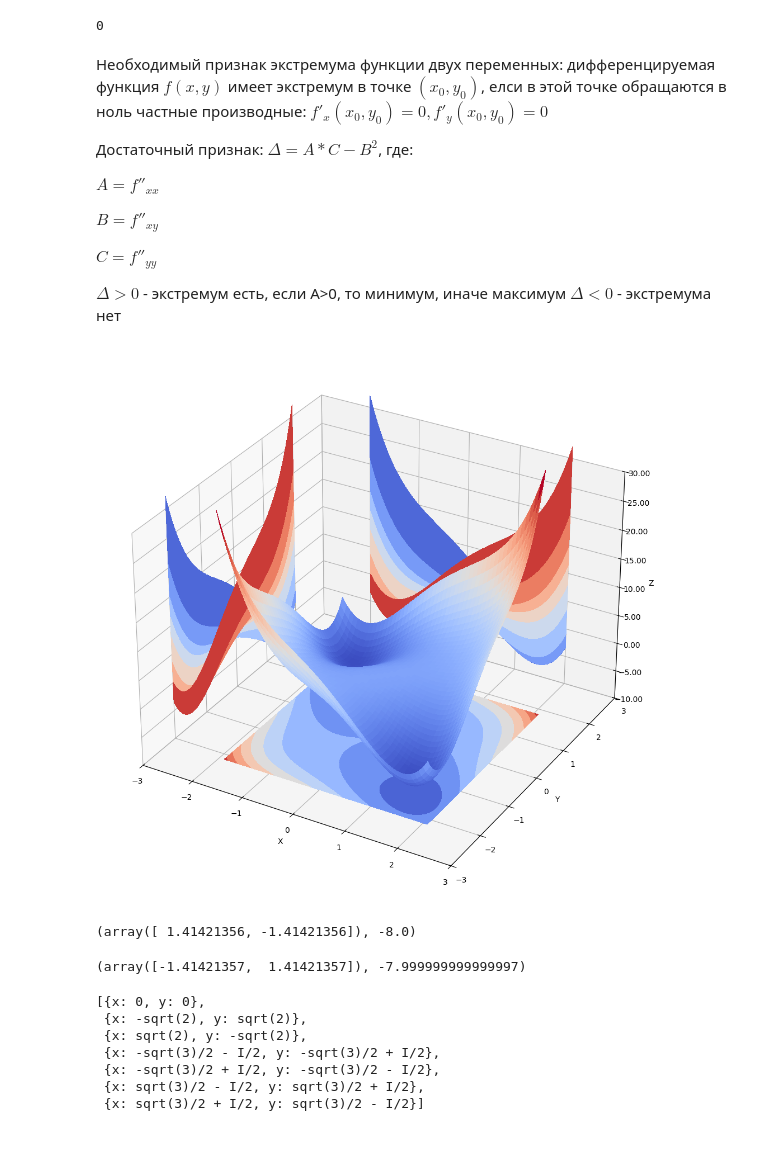
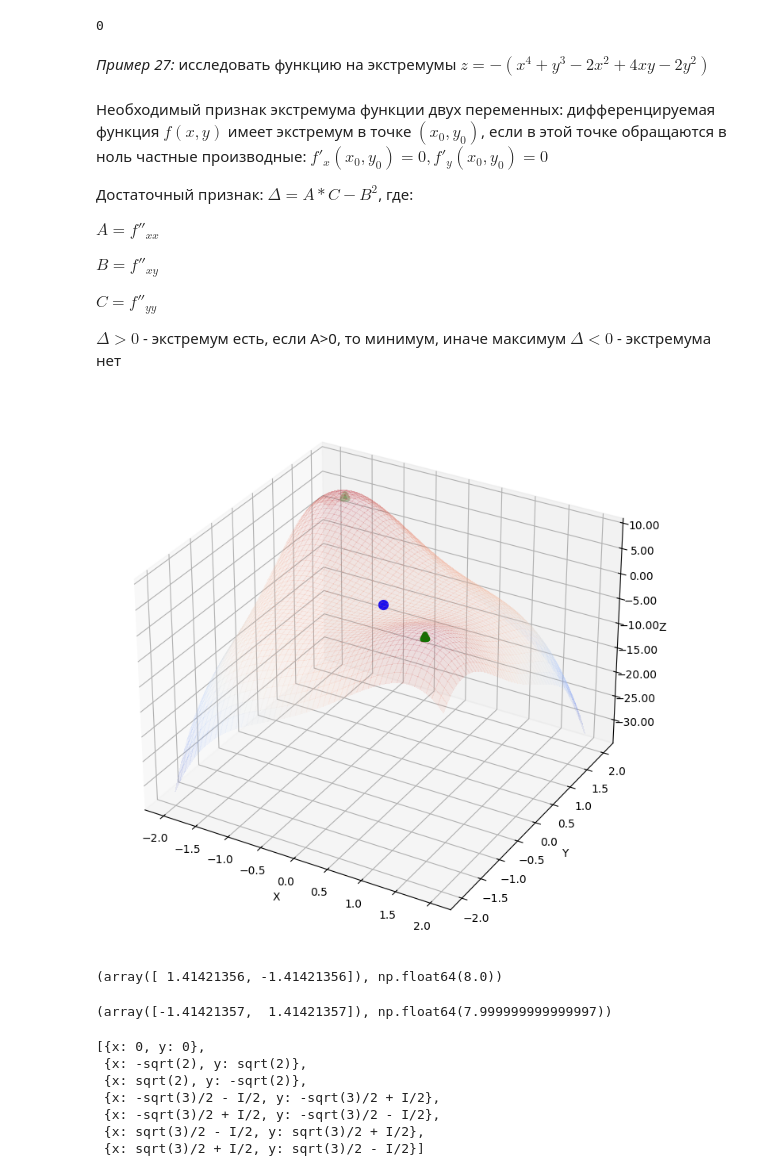
Before and after one commit to AlexeyTri/Mathematics, a Jupyter notebook: Mathematics_2.ipynb, the cells around one changed output. Drawn from its saved outputs; the diff is of its cells as text; code cells hidden in the pictures; blank space fills up the shorter version.

```diff
--- a/Mathematics_2.ipynb
+++ b/Mathematics_2.ipynb
@@ -810,11 +862,12 @@ array([0.9999999, 3.0001   ])
 z((1,3))
 # %% [output]
 0
+# %% [markdown]
+*Пример 27:* исследовать функцию на экстремумы $z = -(x^4 + y^3 - 2x^2 + 4xy - 2y^2)$
 # %%
-# Пример 27
-z = lambda w: w[0]**4 + w[1]**4 - 2*w[0]**2 + 4*w[0]*w[1] - 2*w[1]**2
+z = lambda w: -(w[0]**4 + w[1]**4 - 2*w[0]**2 + 4*w[0]*w[1] - 2*w[1]**2)
 # %% [markdown]
-Необходимый признак экстремума функции двух переменных: дифференцируемая функция $f(x, y)$ имеет экстремум в точке $(x_0, y_0)$, елси в этой точке обращаются в ноль частные производные: $f'_x(x_0, y_0)=0, f'_y(x_0, y_0)=0$
+Необходимый признак экстремума функции двух переменных: дифференцируемая функция $f(x, y)$ имеет экстремум в точке $(x_0, y_0)$, если в этой точке обращаются в ноль частные производные: $f'_x(x_0, y_0)=0, f'_y(x_0, y_0)=0$
 
 Достаточный признак: $Δ = A*C - B^2$, где:
 
@@ -829,45 +882,45 @@ $Δ < 0$ - экстремума нет
 # %%
 from mpl_toolkits.mplot3d import Axes3D
 
 from matplotlib import cm
 
 plt.style.use('_mpl-gallery')
-fig = plt.figure(figsize=(10,10))
+fig = plt.figure(figsize=(7,7))
 x = np.linspace(-2, 2, 50)
 y = np.linspace(-2, 2, 50)
 x, y = np.meshgrid(x, y)
 
 
 Z = z((x, y))
 
 ax = fig.add_subplot(projection='3d')
 
 surf = ax.plot_surface(x, y, Z, cmap='coolwarm',
-                       linewidth=0, antialiased=False)
+                       linewidth=0, antialiased=False, alpha=0.1)
 
 ax.zaxis.set_major_formatter('{x:.02f}')
 
+ax.scatter([1.4, -1.4], [-1.4, 1.4],[8, 8], color='g', marker='^',linewidths=5)
+ax.scatter([0], [0],[0], color='b', marker='o',linewidths=5)
 
-
-ax.contourf(x, y, Z, zdir='z', offset=-11, cmap='coolwarm')
-ax.contourf(x, y, Z, zdir='x', offset=-3, cmap='coolwarm')
-ax.contourf(x, y, Z, zdir='y', offset=3, cmap='coolwarm')
-ax.set(xlim=(-3, 3), ylim=(-3, 3), zlim=(-10, 30),
-       xlabel='X', ylabel='Y', zlabel='Z')
+ax.set_xlabel('X')
+ax.set_ylabel('Y')
+ax.set_zlabel('Z')
 
 
 plt.show()
 # %% [output]
-[figure, old version]
+[figure, new version]
+# %%
+z_min = lambda w: w[0]**4 + w[1]**4 - 2*w[0]**2 + 4*w[0]*w[1] - 2*w[1]**2
+res = scipy.optimize.minimize(z_min, (1, -1))
+res.x, z(res.x)
+# %% [output]
+(array([ 1.41421356, -1.41421356]), np.float64(8.0))
 # %%
-res = scipy.optimize.minimize(z, (1, -1))
+res = scipy.optimize.minimize(z_min, (-1, 1))
 res.x, z(res.x)
 # %% [output]
-(array([ 1.41421356, -1.41421356]), -8.0)
+(array([-1.41421357,  1.41421357]), np.float64(7.999999999999997))
-# %%
-res = scipy.optimize.minimize(z, (-1, 1))
-res.x, z(res.x)
-# %% [output]
-(array([-1.41421357,  1.41421357]), -7.999999999999997)
 # %%
 x, y = symbols('x y')
```
Also changed, not shown: parts of 70 cells of this notebook.
